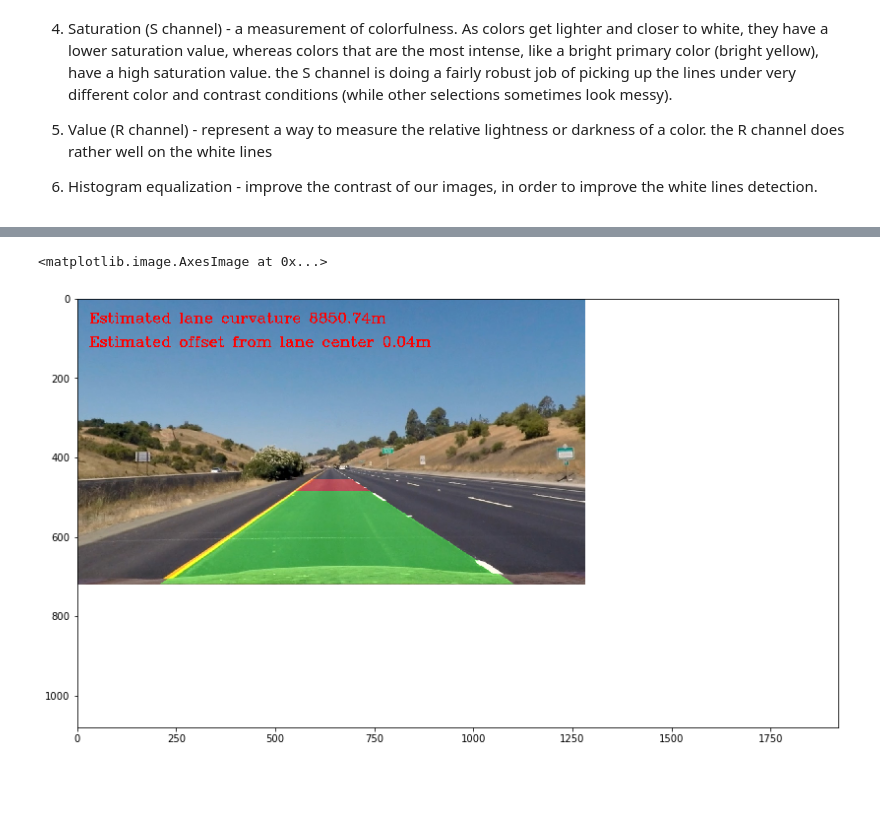
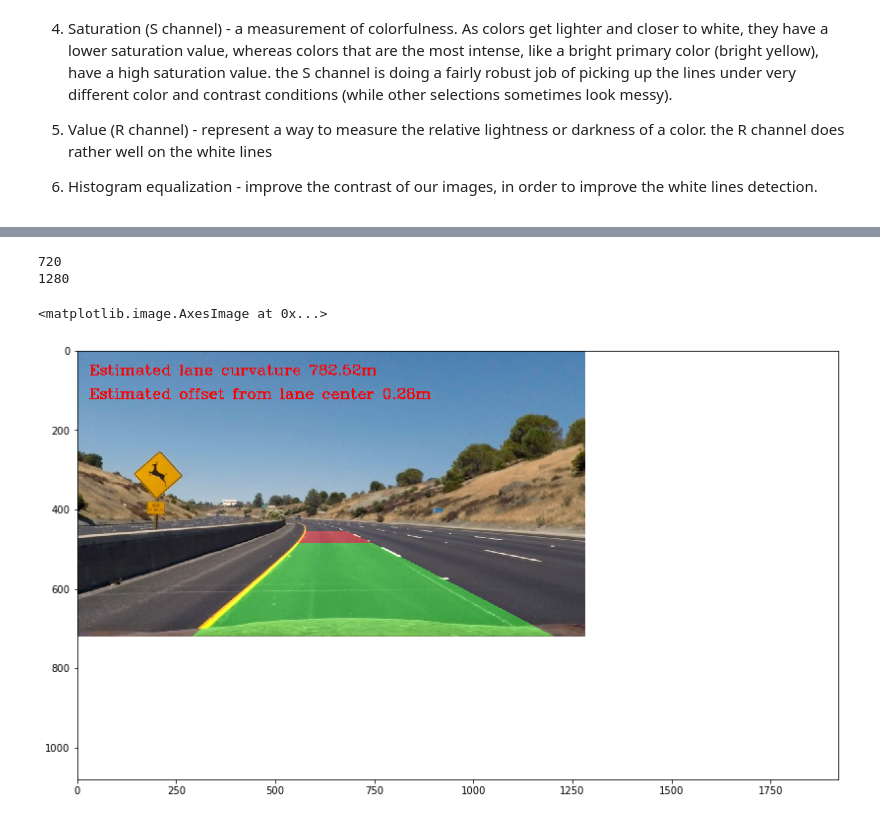
Before and after one commit to shmulik-willinger/advanced_lane_finding, a Jupyter notebook: Advanced_Lane_Finding.ipynb, the cells around one changed output, grey strips where cells are left out. Saved outputs shown, nothing was run; the diff lists cells and outputs as text; code cells hidden in the pictures; blank space fills up the shorter version.

```diff
--- a/Advanced_Lane_Finding.ipynb
+++ b/Advanced_Lane_Finding.ipynb
@@ -733,7 +726,7 @@ def pipeline(img):
     verbose = 0
 
     # distortion correction
-    mtx, dist = camera_calibration()
+    mtx, dist = get_camera_calibration()
     undist = cal_undistort(img, mtx, dist)
 
     # thresholding operation
@@ -819,16 +812,18 @@ def pipeline(img):
     return mapped_lane
 # %%
 %matplotlib inline
-image = mpimg.imread('C:\\data\\distortion\\straight_lines1.jpg')
+image = mpimg.imread('C:\\data\\distortion\\test2.jpg')
 mapped_lane = pipeline(image)
 
 plt.figure(figsize=(15, 8))
 plt.xlim(0, 1920)
 plt.ylim(1080, 0)
 plt.imshow(mapped_lane)
 # %% [output]
-<matplotlib.image.AxesImage at 0x...>
+720
+1280
+<matplotlib.image.AxesImage at 0x...>
-[figure, old version]
+[figure, new version]
 # %%
 from moviepy.editor import VideoFileClip
 from IPython.display import HTML
```
Also changed, not shown: parts of 10 cells of this notebook, 2 other files.
